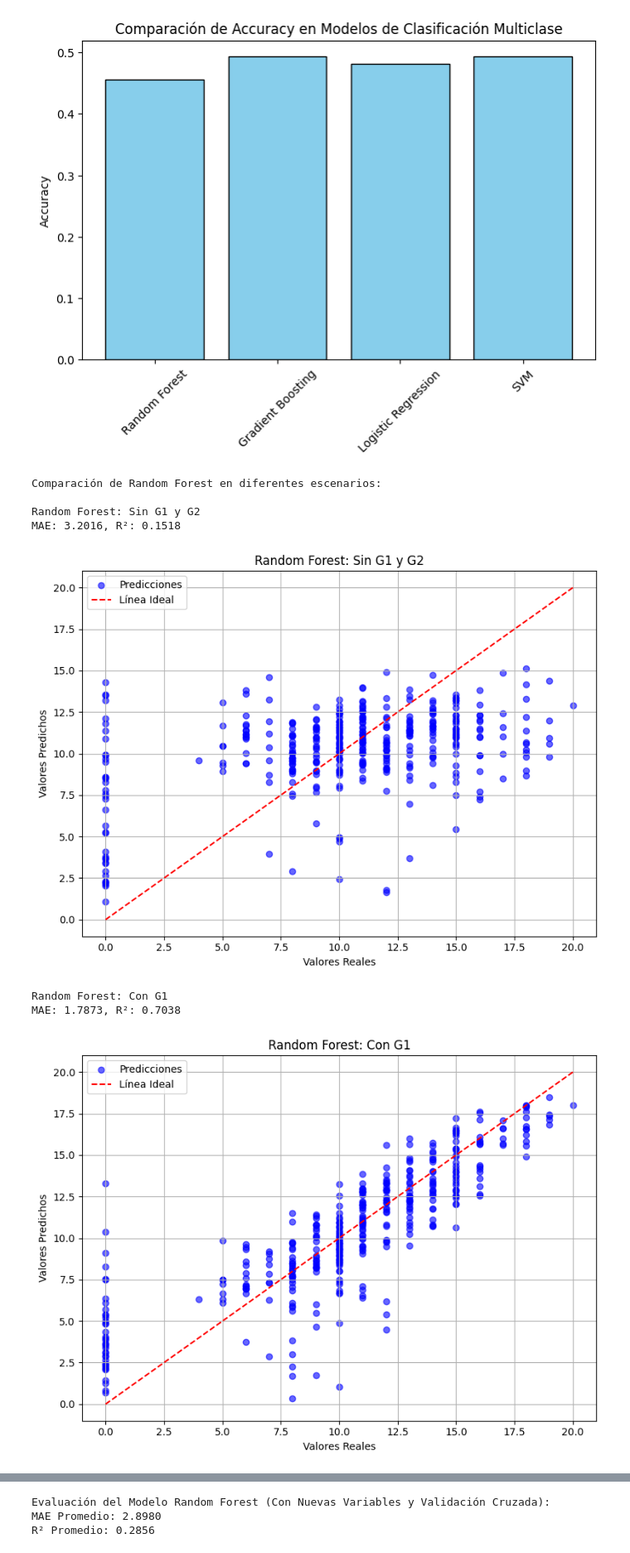
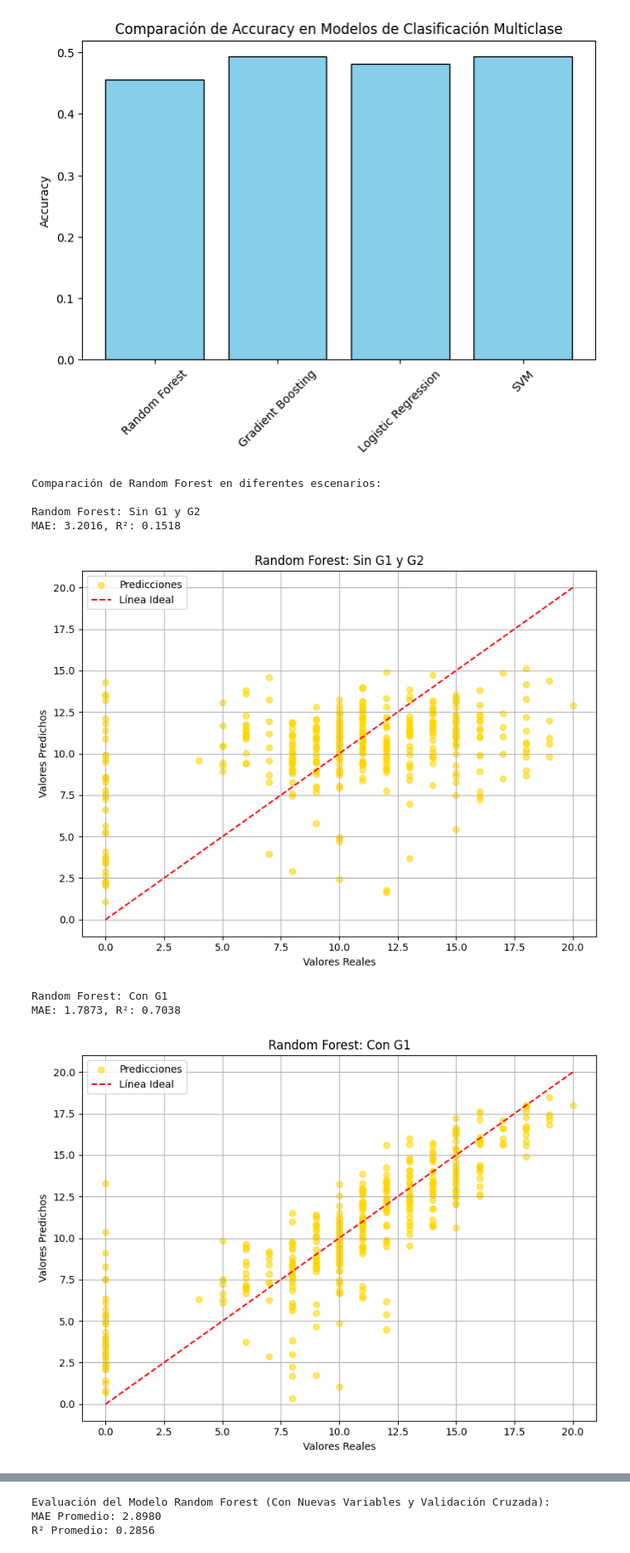
Before and after one commit to DCC-UAB/ACproject-9-grup, a Jupyter notebook: g3/FINAL_NOTEBOOK.ipynb, the cells around one changed output, grey strips where cells are left out. Shown at 83% size. Drawn from its saved outputs; the diff is of its cells as text; code cells hidden in the pictures.

```diff
--- a/g3/FINAL_NOTEBOOK.ipynb
+++ b/g3/FINAL_NOTEBOOK.ipynb
@@ -464,7 +456,6 @@ models = {
     'Support Vector Regressor': SVR(),
     'Random Forest': RF(random_state=SEED),
     'Gradient Boosting': GB(random_state=SEED),
-    'AdaBoost': AB(random_state=SEED),
     'Linear Regression': LinearRegression()
 }
 # %% [markdown]
@@ -815,0 +903,37 @@ plt.show()
+# %%
+from sklearn.linear_model import LinearRegression
+from sklearn.preprocessing import PolynomialFeatures
+import matplotlib.pyplot as plt
+
+# Configuració del grau polinòmic
+degree = 2  # Pots canviar-ho segons necessitis
+
+# Generació de termes polinòmics
+poly = PolynomialFeatures(degree=degree)
+X_train_poly = poly.fit_transform(X_train)
+X_test_poly = poly.transform(X_test)
+
+# Entrenament del model
+model = LinearRegression()
+model.fit(X_train_poly, y_train)
+
+# Prediccions
+y_pred_train = model.predict(X_train_poly)
+y_pred_test = model.predict(X_test_poly)
+
+# Gràfic de comparació: Valors reals vs Prediccions (Prova)
+plt.figure(figsize=(10, 6))
+plt.plot(range(len(y_test)), y_test, label='Valors Reals', color='blue', linewidth=2)
+plt.plot(range(len(y_pred_test)), y_pred_test, label='Prediccions (Regressió Lineal)', color='orange', linestyle='--')
+plt.xlabel('Índex de la Mostra')
+plt.ylabel('Nota Final (G3)')
+plt.title('Comparació de Valors Reals vs Prediccions (Regressió Lineal)')
+plt.legend()
+plt.grid()
+plt.tight_layout()
+plt.show()
+
+# Mostrar resultats en format tabulat
+import pandas as pd
+results = pd.DataFrame({'Real': y_test, 'Previsió': y_pred_test})
+print(results.head(10))  # Mostra les primeres 10 prediccions
@@ -1591,37 +1707,37 @@ def train_and_plot_rf(X, y, title):
 
     print(f"{title}\nMAE: {mae:.4f}, R²: {r2:.4f}\n")
 
     # Graficar resultados
     plt.figure(figsize=(8, 6))
-    plt.scatter(y, y_pred_cv, alpha=0.6, color='blue', label='Predicciones')
+    plt.scatter(y, y_pred_cv, alpha=0.6, color='gold', label='Predicciones')
     plt.plot([y.min(), y.max()], [y.min(), y.max()], color='red', linestyle='--', label='Línea Ideal')
     plt.title(title)
     plt.xlabel('Valores Reales')
     plt.ylabel('Valores Predichos')
     plt.legend()
     plt.grid(True)
     plt.tight_layout()
     plt.show()
 
 # Comparación de los tres escenarios
 print("Comparación de Random Forest en diferentes escenarios:\n")
 
 # Escenario 1: Sin G1 y G2
 train_and_plot_rf(X_no_g1g2, y_no_g1g2, "Random Forest: Sin G1 y G2")
 
 # Escenario 2: Con G1
 train_and_plot_rf(X_with_g1, y_with_g1, "Random Forest: Con G1")
 
 # Escenario 3: Con G1 y G2
 train_and_plot_rf(X_with_g1g2, y_with_g1g2, "Random Forest: Con G1 y G2")
 # %% [output]
 Comparación de Random Forest en diferentes escenarios:
 
 Random Forest: Sin G1 y G2
 MAE: 3.2016, R²: 0.1518
-[figure, old version]
+[figure, new version]
 Random Forest: Con G1
 MAE: 1.7873, R²: 0.7038
-[figure, old version]
+[figure, new version]
 Random Forest: Con G1 y G2
 MAE: 1.1042, R²: 0.8401
```
Also changed, not shown: parts of 28 cells of this notebook, 6 other files.
